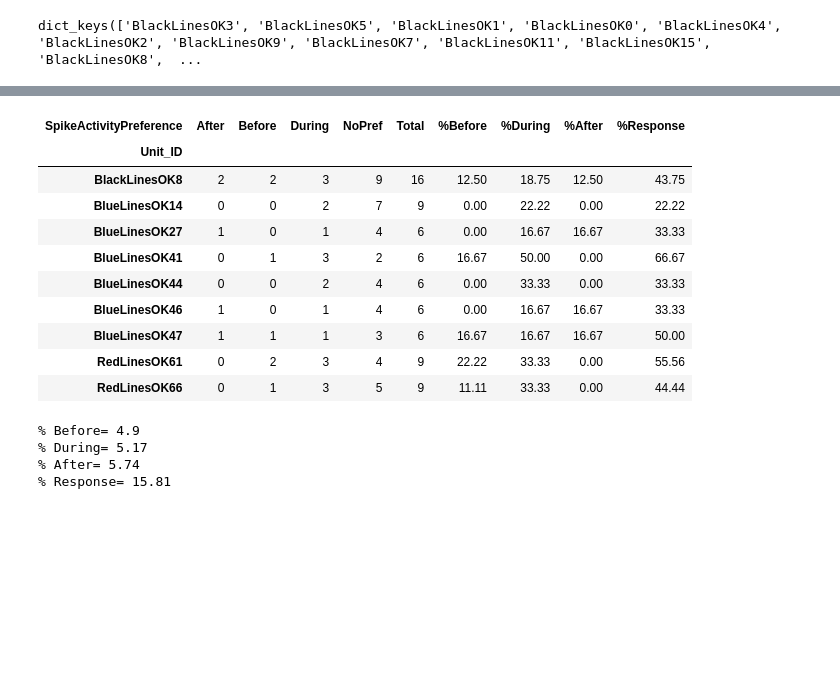
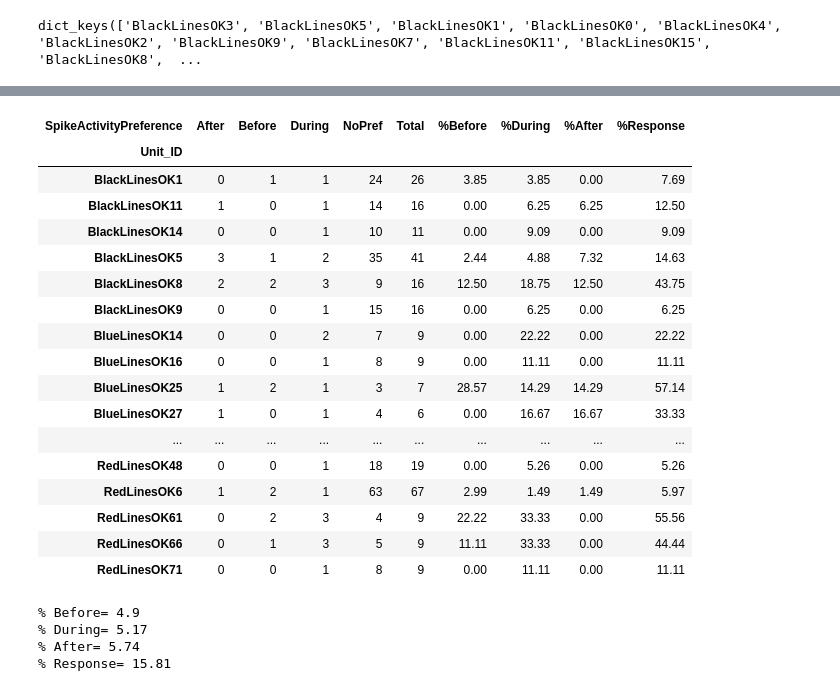
Before and after one commit to melodieborel/HayLabAnalysis, a Jupyter notebook: python/42_PlotSpdlResponse.ipynb, the cells around one changed output, grey strips where cells are left out. Saved outputs shown, nothing was run; the diff lists cells and outputs as text; code cells hidden in the pictures; blank space fills up the shorter version.

```diff
--- a/python/42_PlotSpdlResponse.ipynb
+++ b/python/42_PlotSpdlResponse.ipynb
@@ -33,13 +57,16 @@ warnings.filterwarnings("ignore")
 # %%
-Osc='SWR'
+Osc='Spdl'
 NrSubtype='L1'
+mice='GreenDotsOK'
+mice='RedLinesOK'
+mice='BlackLinesOK'
 
-path=f"//10.69.168.1/crnldata/waking/audrey_hay/L1imaging/AnalysedMarch2023/Gaelle/Baseline_recording_ABmodified/AB_Analysis/Osc_2024_09_12_16_08_44_AH_SWRctx/{Osc}_CaPSTH_CoupledS1Baseline_BlackLinesOK.pkl"
+path=f"//10.69.168.1/crnldata/waking/audrey_hay/L1imaging/AnalysedMarch2023/Gaelle/Baseline_recording_ABmodified/AB_Analysis/Osc_2024_10_05_04_01_10_AH_correctScor/{Osc}_CaPSTH_CoupledS1Baseline_{mice}.pkl"
 with open(path, 'rb') as file:
     dict_All_ActivityCa_SPDLS1_Baseline=pickle.load(file)
-path=f"//10.69.168.1/crnldata/waking/audrey_hay/L1imaging/AnalysedMarch2023/Gaelle/Baseline_recording_ABmodified/AB_Analysis/Osc_2024_09_12_16_08_44_AH_SWRctx/{Osc}_CaPSTH_CoupledPFCBaseline_BlackLinesOK.pkl"
+path=f"//10.69.168.1/crnldata/waking/audrey_hay/L1imaging/AnalysedMarch2023/Gaelle/Baseline_recording_ABmodified/AB_Analysis/Osc_2024_10_05_04_01_10_AH_correctScor/{Osc}_CaPSTH_CoupledPFCBaseline_{mice}.pkl"
 with open(path, 'rb') as file:
     dict_All_ActivityCa_SPDLPFC_Baseline=pickle.load(file)
-path=f"//10.69.168.1/crnldata/waking/audrey_hay/L1imaging/AnalysedMarch2023/Gaelle/Baseline_recording_ABmodified/AB_Analysis/Osc_2024_09_12_16_08_44_AH_SWRctx/{Osc}_CaPSTH_CoupledS1PFCBaseline_BlackLinesOK.pkl"
+path=f"//10.69.168.1/crnldata/waking/audrey_hay/L1imaging/AnalysedMarch2023/Gaelle/Baseline_recording_ABmodified/AB_Analysis/Osc_2024_10_05_04_01_10_AH_correctScor/{Osc}_CaPSTH_CoupledS1PFCBaseline_{mice}.pkl"
 with open(path, 'rb') as file:
     dict_All_ActivityCa_SPDLS1PFC_Baseline=pickle.load(file)
@@ -186,16 +186,16 @@ Nr='L1'
 #Nr='L2&3'
 
 if Nr=='L1':
-    path="//10.69.168.1/crnldata/waking/audrey_hay/L1imaging/AnalysedMarch2023/Gaelle/AB_GlobalAnalysis/AVG_Osc_2024-09-06_12_10_05_AH_1secPSTHpkl/L1_Spdl_Global.xlsx"
+    path="//10.69.168.1/crnldata/waking/audrey_hay/L1imaging/AnalysedMarch2023/Gaelle/AB_GlobalAnalysis/AVG_Osc_2024-10-05_10_30_36_corrScor/L1_Spdl_Global.xlsx"
     dfa=pd.read_excel(path)
 
-    path="//10.69.168.1/crnldata/waking/audrey_hay/L1imaging/AnalysedMarch2023/Gaelle/AB_GlobalAnalysis/AVG_VigSt_2024-09-03_11_00_49_AB_wRealTS/Baseline/All/L1_VigSt_nAUC.xlsx"
+    path="//10.69.168.1/crnldata/waking/audrey_hay/L1imaging/AnalysedMarch2023/Gaelle/AB_GlobalAnalysis/AVG_VigSt_2024-10-03_16_09_22_AB_newScor/Baseline/All/L1_VigSt_nAUC.xlsx"
     dfi=pd.read_excel(path)
 else:
-    path="//10.69.168.1/crnldata/waking/audrey_hay/L1imaging/AnalysedMarch2023/Gaelle/AB_GlobalAnalysis/AVG_Osc_2024-09-06_12_10_05_AH_1secPSTHpkl/L2&3_Spdl_Global.xlsx"
+    path="//10.69.168.1/crnldata/waking/audrey_hay/L1imaging/AnalysedMarch2023/Gaelle/AB_GlobalAnalysis/AVG_Osc_2024-10-05_10_30_36_corrScor/L2&3_Spdl_Global.xlsx"
     dfa=pd.read_excel(path)
 
-    path="//10.69.168.1/crnldata/waking/audrey_hay/L1imaging/AnalysedMarch2023/Gaelle/AB_GlobalAnalysis/AVG_VigSt_2024-09-03_11_00_49_AB_wRealTS/Baseline/All/L2&3_VigSt_nAUC.xlsx"
+    path="//10.69.168.1/crnldata/waking/audrey_hay/L1imaging/AnalysedMarch2023/Gaelle/AB_GlobalAnalysis/AVG_VigSt_2024-10-03_16_09_22_AB_newScor/Baseline/All/L2&3_VigSt_nAUC.xlsx"
     dfi=pd.read_excel(path)
 
 
@@ -371,17 +371,24 @@ plt.show()
 # %%
-dff[dff['%During']>15]
+dff[dff['%During']>0]
 # %% [output]
 | SpikeActivityPreference | After | Before | During | NoPref | Total | %Before | %During | %After | %Response |
 | Unit_ID |  |  |  |  |  |  |  |  |  |
+| BlackLinesOK1 | 0 | 1 | 1 | 24 | 26 | 3.85 | 3.85 | 0.00 | 7.69 |
+| BlackLinesOK11 | 1 | 0 | 1 | 14 | 16 | 0.00 | 6.25 | 6.25 | 12.50 |
+| BlackLinesOK14 | 0 | 0 | 1 | 10 | 11 | 0.00 | 9.09 | 0.00 | 9.09 |
+| BlackLinesOK5 | 3 | 1 | 2 | 35 | 41 | 2.44 | 4.88 | 7.32 | 14.63 |
 | BlackLinesOK8 | 2 | 2 | 3 | 9 | 16 | 12.50 | 18.75 | 12.50 | 43.75 |
+| BlackLinesOK9 | 0 | 0 | 1 | 15 | 16 | 0.00 | 6.25 | 0.00 | 6.25 |
 | BlueLinesOK14 | 0 | 0 | 2 | 7 | 9 | 0.00 | 22.22 | 0.00 | 22.22 |
+| BlueLinesOK16 | 0 | 0 | 1 | 8 | 9 | 0.00 | 11.11 | 0.00 | 11.11 |
+| BlueLinesOK25 | 1 | 2 | 1 | 3 | 7 | 28.57 | 14.29 | 14.29 | 57.14 |
 | BlueLinesOK27 | 1 | 0 | 1 | 4 | 6 | 0.00 | 16.67 | 16.67 | 33.33 |
-| BlueLinesOK41 | 0 | 1 | 3 | 2 | 6 | 16.67 | 50.00 | 0.00 | 66.67 |
-| BlueLinesOK44 | 0 | 0 | 2 | 4 | 6 | 0.00 | 33.33 | 0.00 | 33.33 |
-| BlueLinesOK46 | 1 | 0 | 1 | 4 | 6 | 0.00 | 16.67 | 16.67 | 33.33 |
-| BlueLinesOK47 | 1 | 1 | 1 | 3 | 6 | 16.67 | 16.67 | 16.67 | 50.00 |
+| ... | ... | ... | ... | ... | ... | ... | ... | ... | ... |
+| RedLinesOK48 | 0 | 0 | 1 | 18 | 19 | 0.00 | 5.26 | 0.00 | 5.26 |
+| RedLinesOK6 | 1 | 2 | 1 | 63 | 67 | 2.99 | 1.49 | 1.49 | 5.97 |
 | RedLinesOK61 | 0 | 2 | 3 | 4 | 9 | 22.22 | 33.33 | 0.00 | 55.56 |
 | RedLinesOK66 | 0 | 1 | 3 | 5 | 9 | 11.11 | 33.33 | 0.00 | 44.44 |
+| RedLinesOK71 | 0 | 0 | 1 | 8 | 9 | 0.00 | 11.11 | 0.00 | 11.11 |
 # %%
 dfd = dfa[dfa['Drug'] == 'Baseline']
 dfd = dfd[dfd['GlobalSpindle'] == 'Local']
```
Also changed, not shown: parts of 17 cells of this notebook, 3 other files.
